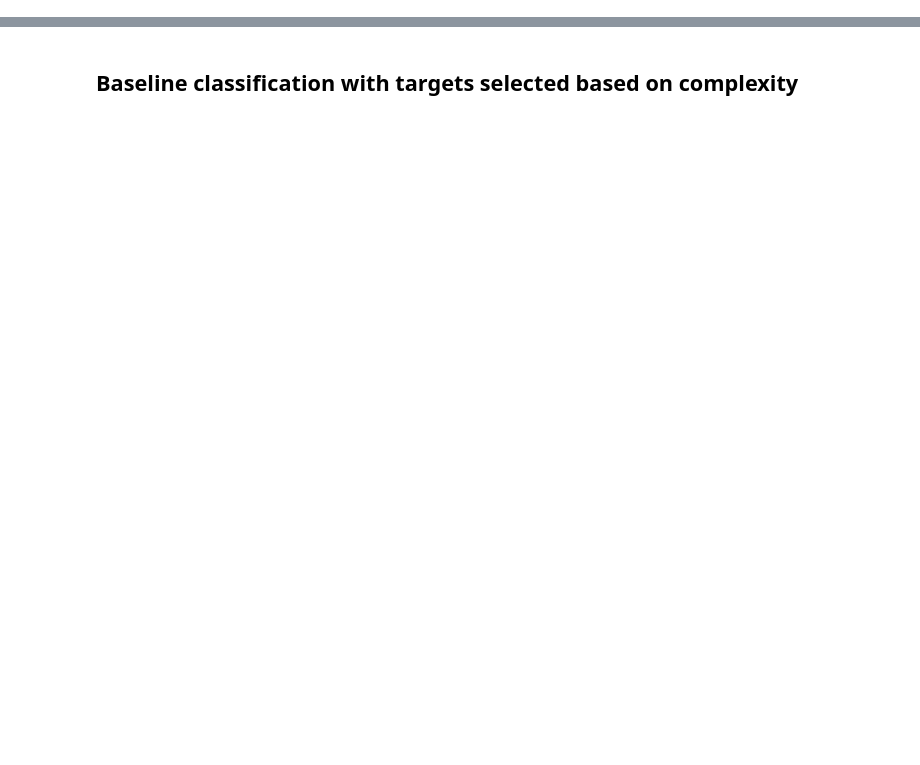
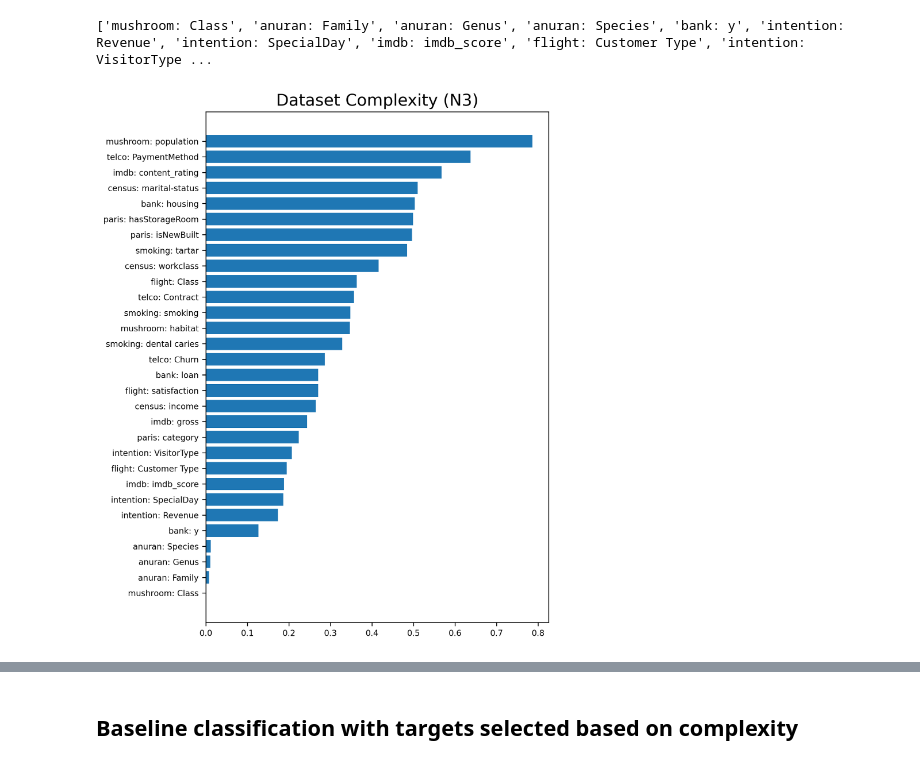
Before and after one commit to Logan-Rose/Active-Learning-With-Imbalance, a Jupyter notebook: Complexity.ipynb, the cells around one changed output, grey strips where cells are left out. Drawn from its saved outputs; the diff is of its cells as text; code cells hidden in the pictures; blank space fills up the shorter version.

```diff
--- a/Complexity.ipynb
+++ b/Complexity.ipynb
@@ -65,3 +81,50 @@ Class
+# %%
+from matplotlib.pyplot import figure
+
+complexityDF = pd.read_csv(f'./out/complexityDF.csv', index_col=0)
+
+complexityDFColumns = ['dataset','target1','target2', 'target3']
+complexityDF.columns = complexityDFColumns
+
+meltedComplexityDF = pd.melt(complexityDF, value_vars=['target1','target2', 'target3'], var_name='Target', id_vars=['dataset'])
+
+meltedComplexityDF= meltedComplexityDF.sort_values(by=['value'], ignore_index=True)
+chunks = np.array_split(meltedComplexityDF, 3)
+
+finalComplexityDF = pd.DataFrame({})
+for i, chunk in enumerate(chunks):
+  # print(chunk['Target'].values)
+  # print(chunk['dataset'].values)
+
+  chunk['chunk'] = [i]*len(chunk)
+  labels = []
+  for i in range(len(chunk['Target'].values)):
+    labels.append(chunk['dataset'].values[i][0:3] + '_' +  chunk['Target'].values[i][-2:])
+  plt.rcParams["figure.figsize"] = (6, 9)
+  plt.rc('font', size=8)
+  plt.title("Dataset Complexity (N3)", size=16)
+  # plt.bar( labels, chunk['value'].values, width=0.8, bottom=None, align='center', data=None)
+  # # print('------------------------------------------------')
+  finalComplexityDF = pd.concat((finalComplexityDF, chunk))
+
+# print(finalComplexityDF)
+
+datasetList = list(finalComplexityDF['dataset'].values)
+targetList = list(finalComplexityDF['Target'].values)
+
+
+complexityLabels = []
+for i in range(len(datasetList)):
+  complexityLabels.append(f'{datasetList[i]}: {DATA_STRUCTURE[datasetList[i]][targetList[i]]}')
+
+print(complexityLabels)
+complexityValues = list(finalComplexityDF['value'].values)
+plt.rcParams['figure.dpi'] = 500
+plt.barh( complexityLabels, complexityValues,align='center', data=None)
+plt.savefig(f'./figures/complexity.png',bbox_inches='tight')
+# %% [output]
+['mushroom: Class', 'anuran: Family', 'anuran: Genus', 'anuran: Species', 'bank: y', 'intention: Revenue', 'intention: SpecialDay', 'imdb: imdb_score', 'flight: Customer Type', 'intention: VisitorType ...
+[figure, added]
 # %%
 def get_data(name):
   orderedcomplexity = finalComplexityDF[finalComplexityDF['dataset']==name].sort_values(by=['value'])['Target'].values
```
Also changed, not shown: parts of 14 cells of this notebook, 30 other files.
